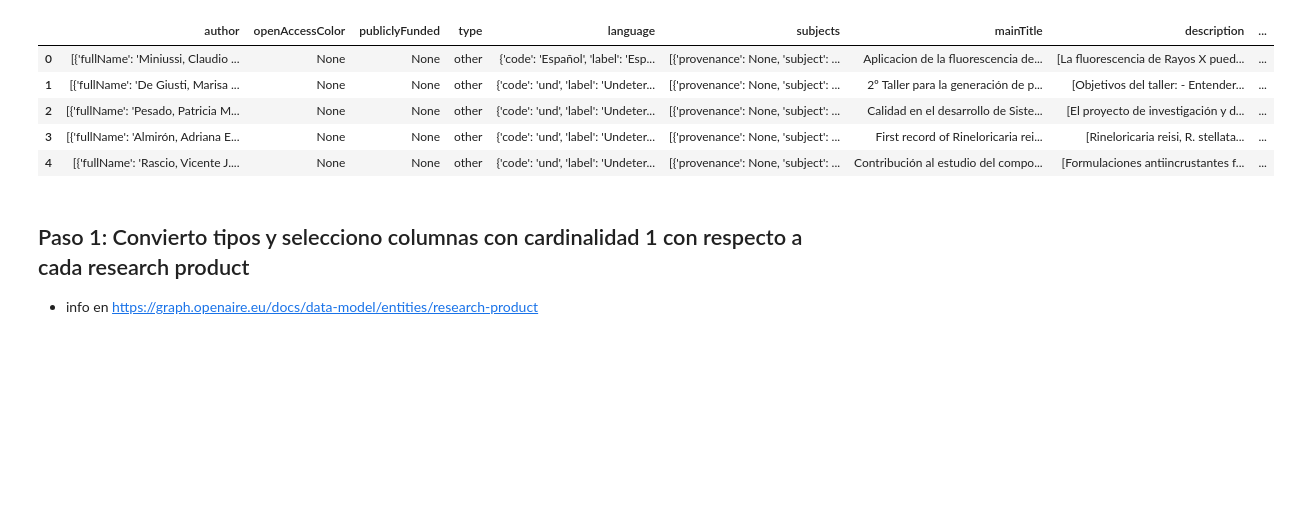
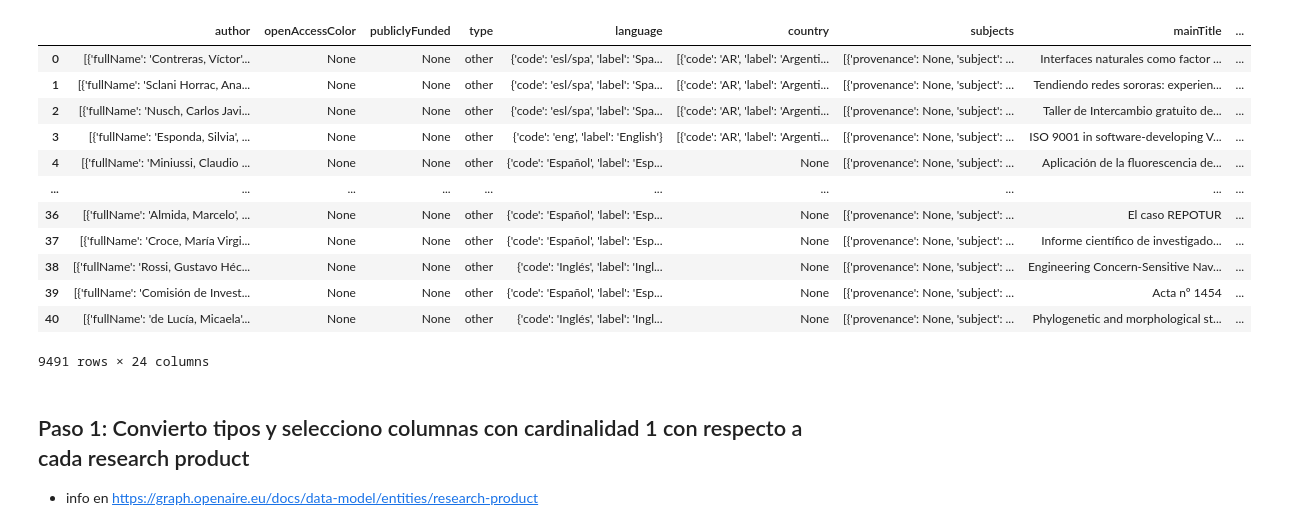
Before and after one commit to PabloDeAlbu/kedro-scholar, a Jupyter notebook: notebooks/openaire_researchproduct_collectedfrom_datasource/land_openaire_researchproduct_collectedfrom_datasource.ipynb, the cells around one changed output. Saved outputs shown, nothing was run; the diff lists cells and outputs as text; code cells hidden in the pictures; blank space fills up the shorter version.

Commit message:
Proceso pid recuperados de openaire graph para enviarlos a dw

```diff
--- a/notebooks/openaire_researchproduct_collectedfrom_datasource/land_openaire_researchproduct_collectedfrom_datasource.ipynb
+++ b/notebooks/openaire_researchproduct_collectedfrom_datasource/land_openaire_researchproduct_collectedfrom_datasource.ipynb
@@ -4,5 +4,5 @@ import ast
 import pandas as pd
 
 pd.set_option('display.max_columns', None)
-df = catalog.load('raw/openaire/researchproduct_collectedfrom_datasource_dev#parquet')
+df = catalog.load('raw/openaire/researchproduct_collectedfrom_datasource#parquet')
 # %% [output]
@@ -40,14 +41,21 @@ Index(['author', 'openAccessColor', 'publiclyFunded', 'type', 'language',
       dtype='object')
 # %%
-df.head(5)
+df
 # %% [output]
 [interactive output not drawn]
-|  | author | openAccessColor | publiclyFunded | type | language | subjects | mainTitle | description | ... |
-| 0 | [{'fullName': 'Miniussi, Claudio ... | None | None | other | {'code': 'Español', 'label': 'Esp... | [{'provenance': None, 'subject': ... | Aplicacion de la fluorescencia de... | [La fluorescencia de Rayos X pued... | ... |
-| 1 | [{'fullName': 'De Giusti, Marisa ... | None | None | other | {'code': 'und', 'label': 'Undeter... | [{'provenance': None, 'subject': ... | 2º Taller para la generación de p... | [Objetivos del taller: - Entender... | ... |
-| 2 | [{'fullName': 'Pesado, Patricia M... | None | None | other | {'code': 'und', 'label': 'Undeter... | [{'provenance': None, 'subject': ... | Calidad en el desarrollo de Siste... | [El proyecto de investigación y d... | ... |
-| 3 | [{'fullName': 'Almirón, Adriana E... | None | None | other | {'code': 'und', 'label': 'Undeter... | [{'provenance': None, 'subject': ... | First record of Rineloricaria rei... | [Rineloricaria reisi, R. stellata... | ... |
-| 4 | [{'fullName': 'Rascio, Vicente J.... | None | None | other | {'code': 'und', 'label': 'Undeter... | [{'provenance': None, 'subject': ... | Contribución al estudio del compo... | [Formulaciones antiincrustantes f... | ... |
+|  | author | openAccessColor | publiclyFunded | type | language | country | subjects | mainTitle | ... |
+| 0 | [{'fullName': 'Contreras, Víctor'... | None | None | other | {'code': 'esl/spa', 'label': 'Spa... | [{'code': 'AR', 'label': 'Argenti... | [{'provenance': None, 'subject': ... | Interfaces naturales como factor ... | ... |
+| 1 | [{'fullName': 'Sclani Horrac, Ana... | None | None | other | {'code': 'esl/spa', 'label': 'Spa... | [{'code': 'AR', 'label': 'Argenti... | [{'provenance': None, 'subject': ... | Tendiendo redes sororas: experien... | ... |
+| 2 | [{'fullName': 'Nusch, Carlos Javi... | None | None | other | {'code': 'esl/spa', 'label': 'Spa... | [{'code': 'AR', 'label': 'Argenti... | [{'provenance': None, 'subject': ... | Taller de Intercambio gratuito de... | ... |
+| 3 | [{'fullName': 'Esponda, Silvia', ... | None | None | other | {'code': 'eng', 'label': 'English'} | [{'code': 'AR', 'label': 'Argenti... | [{'provenance': None, 'subject': ... | ISO 9001 in software-developing V... | ... |
+| 4 | [{'fullName': 'Miniussi, Claudio ... | None | None | other | {'code': 'Español', 'label': 'Esp... | None | [{'provenance': None, 'subject': ... | Aplicación de la fluorescencia de... | ... |
+| ... | ... | ... | ... | ... | ... | ... | ... | ... | ... |
+| 36 | [{'fullName': 'Almida, Marcelo', ... | None | None | other | {'code': 'Español', 'label': 'Esp... | None | [{'provenance': None, 'subject': ... | El caso REPOTUR | ... |
+| 37 | [{'fullName': 'Croce, María Virgi... | None | None | other | {'code': 'Español', 'label': 'Esp... | None | [{'provenance': None, 'subject': ... | Informe científico de investigado... | ... |
+| 38 | [{'fullName': 'Rossi, Gustavo Héc... | None | None | other | {'code': 'Inglés', 'label': 'Ingl... | None | [{'provenance': None, 'subject': ... | Engineering Concern-Sensitive Nav... | ... |
+| 39 | [{'fullName': 'Comisión de Invest... | None | None | other | {'code': 'Español', 'label': 'Esp... | None | [{'provenance': None, 'subject': ... | Acta nº 1454 | ... |
+| 40 | [{'fullName': 'de Lucía, Micaela'... | None | None | other | {'code': 'Inglés', 'label': 'Ingl... | None | [{'provenance': None, 'subject': ... | Phylogenetic and morphological st... | ... |
+9491 rows × 24 columns
 # %% [markdown]
 ## Paso 1: Convierto tipos y selecciono columnas con cardinalidad 1 con respecto a cada research product
 + info en https://graph.openaire.eu/docs/data-model/entities/research-product
```
Also changed, not shown: parts of 10 cells of this notebook, 2 other files.
